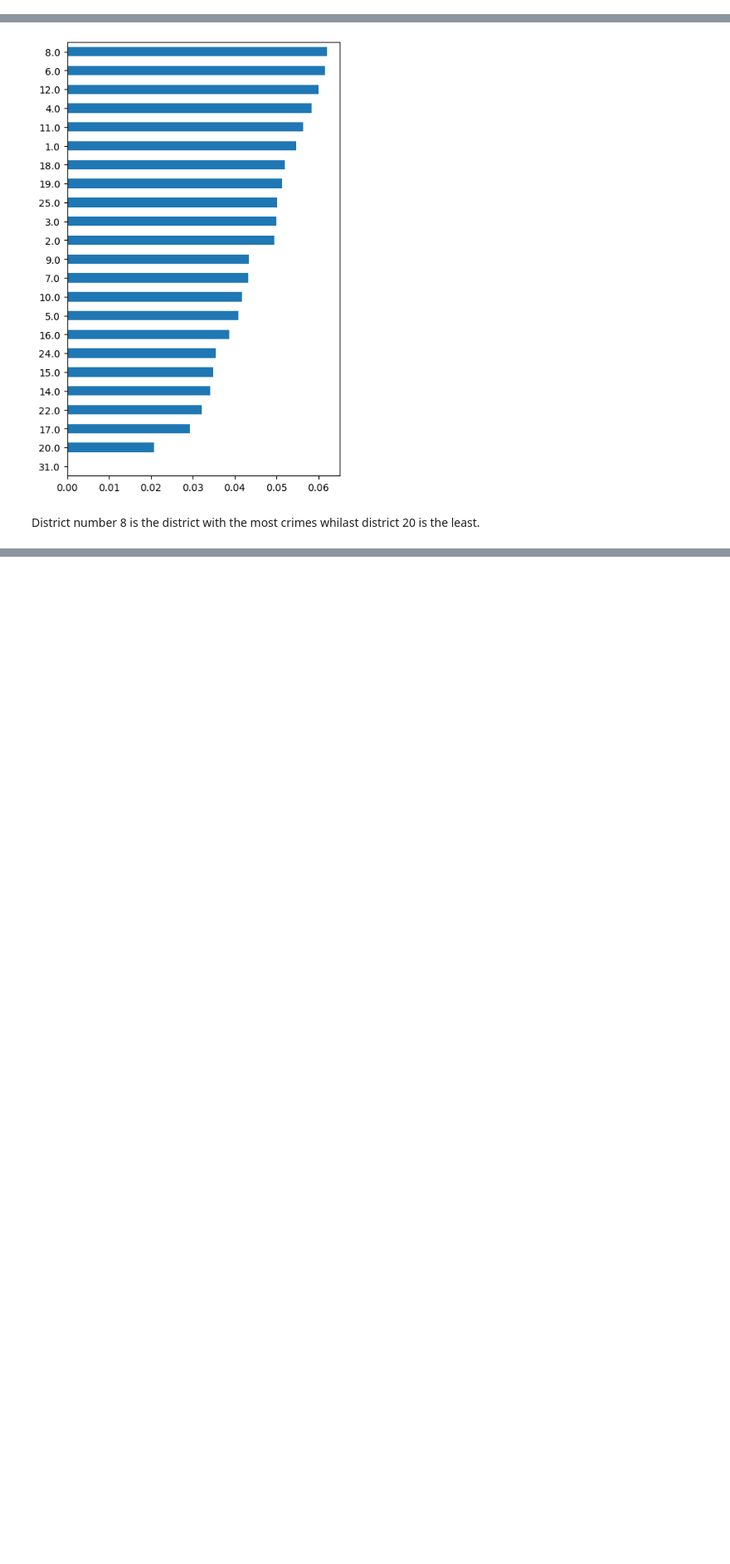
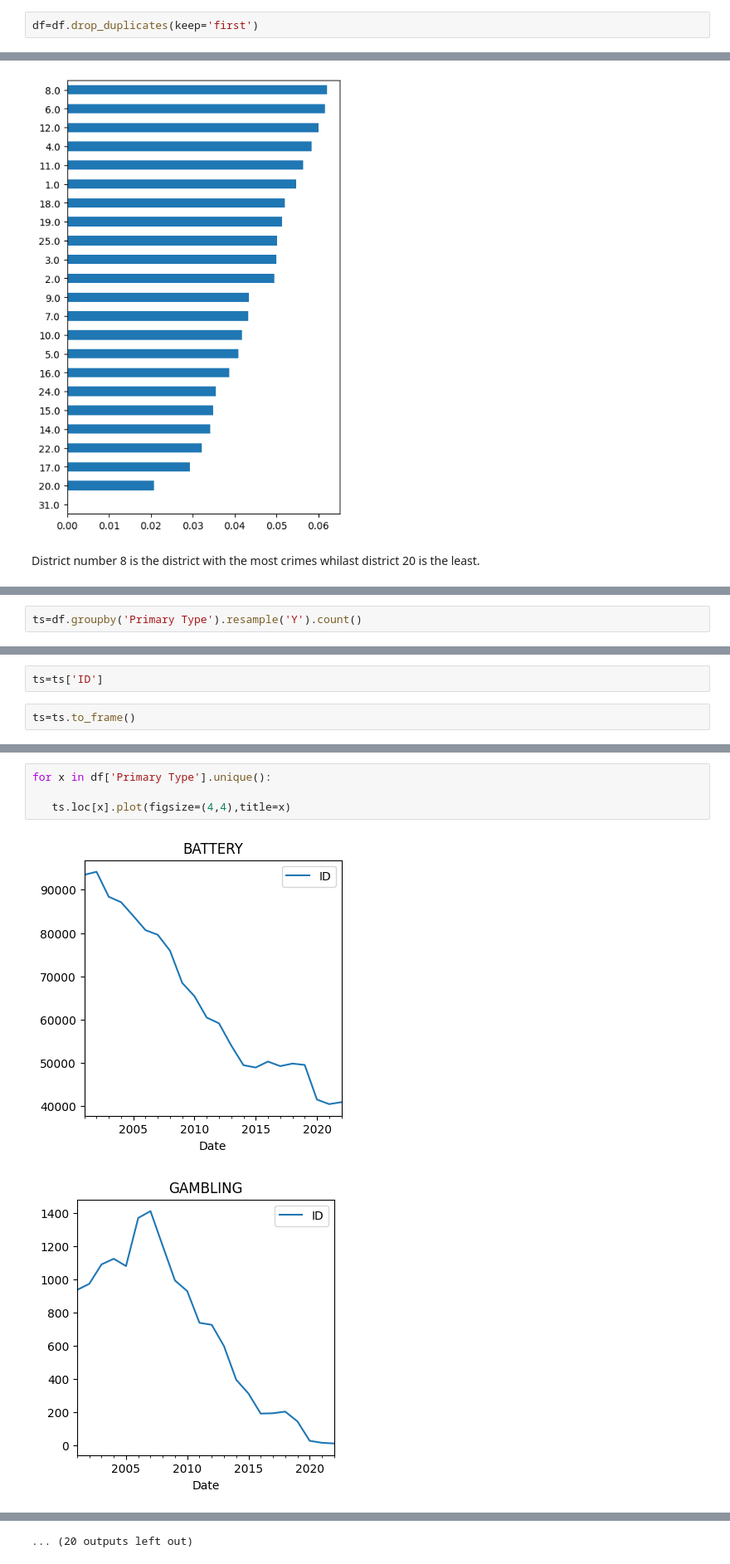
Before and after one commit to mahmoudarekat/ChicagoCrime, a Jupyter notebook: ChicagoCrime.ipynb, the cells around one changed output, grey strips where cells are left out. Shown at 83% size. Cells and saved outputs as stored; diff of their text form; blank space fills up the shorter version.

```diff
--- a/ChicagoCrime.ipynb
+++ b/ChicagoCrime.ipynb
@@ -31,3 +55,5 @@ df
+# %%
+df=df.drop_duplicates(keep='first')
 # %%
 df2022=df.loc['2022']
 # %%
@@ -115,0 +67,2 @@ crimes_df.head()
+# %%
+ts=df.groupby('Primary Type').resample('Y').count()
@@ -115,0 +76,4 @@ crimes_df.head()
+# %%
+ts=ts['ID']
+# %%
+ts=ts.to_frame()
@@ -115,0 +94,7 @@ crimes_df.head()
+# %%
+for x in df['Primary Type'].unique():
+
+   ts.loc[x].plot(figsize=(4,4),title=x)
+# %% [output]
+[figure, added]
+[figure, added]
@@ -115,0 +111 @@ crimes_df.head()
+... (20 outputs left out)
```
Also changed, not shown: parts of 14 cells of this notebook.
